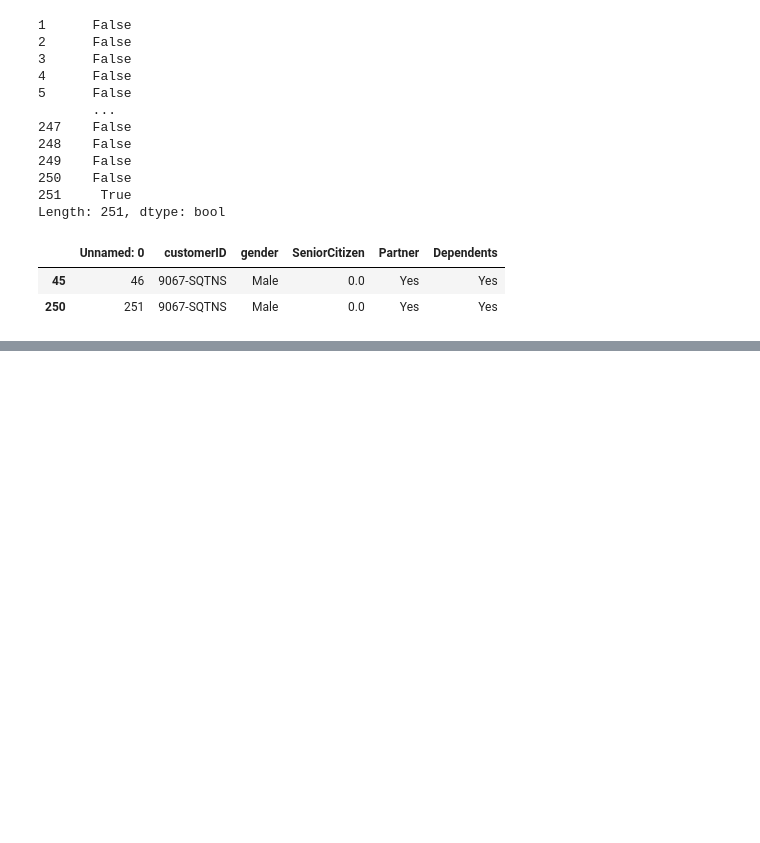
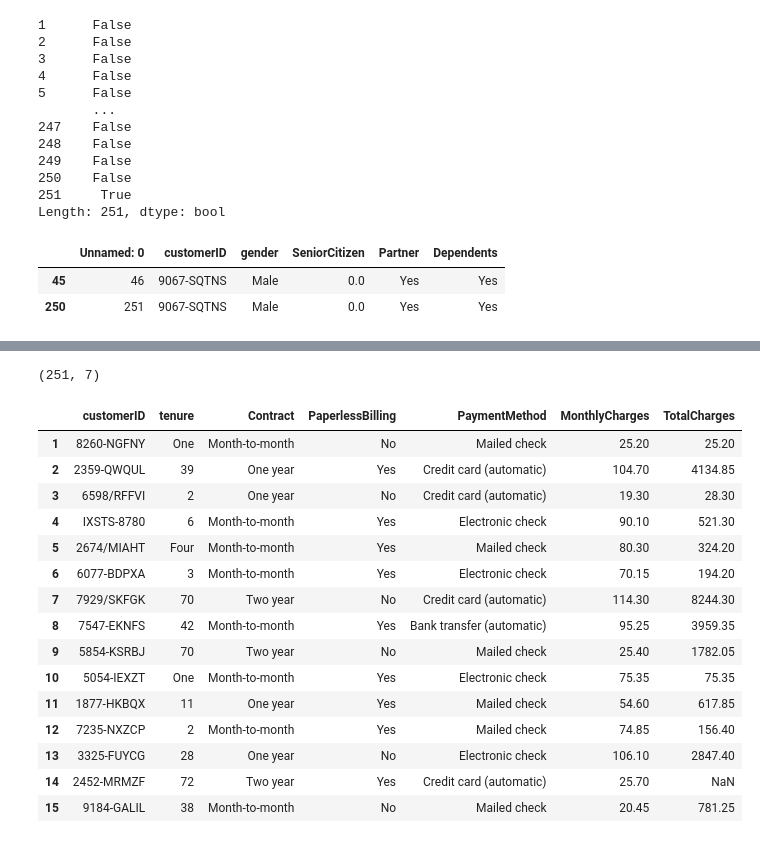
Before and after one commit to Soumyadeepbasak037/Data_Science, a Jupyter notebook: week4.ipynb, the cells around one changed output, grey strips where cells are left out. Drawn from its saved outputs; the diff is of its cells as text; code cells hidden in the pictures; blank space fills up the shorter version.

```diff
--- a/week4.ipynb
+++ b/week4.ipynb
@@ -152,0 +168,23 @@ demodetail[demodetail.duplicated(subset=["customerID"],keep=False)]
+# %%
+acdetails.shape
+# %% [output]
+(251, 7)
+# %%
+acdetails.head(15)
+# %% [output]
+|  | customerID | tenure | Contract | PaperlessBilling | PaymentMethod | MonthlyCharges | TotalCharges |
+| 1 | 8260-NGFNY | One | Month-to-month | No | Mailed check | 25.20 | 25.20 |
+| 2 | 2359-QWQUL | 39 | One year | Yes | Credit card (automatic) | 104.70 | 4134.85 |
+| 3 | 6598/RFFVI | 2 | One year | No | Credit card (automatic) | 19.30 | 28.30 |
+| 4 | IXSTS-8780 | 6 | Month-to-month | Yes | Electronic check | 90.10 | 521.30 |
+| 5 | 2674/MIAHT | Four | Month-to-month | Yes | Mailed check | 80.30 | 324.20 |
+| 6 | 6077-BDPXA | 3 | Month-to-month | Yes | Electronic check | 70.15 | 194.20 |
+| 7 | 7929/SKFGK | 70 | Two year | No | Credit card (automatic) | 114.30 | 8244.30 |
+| 8 | 7547-EKNFS | 42 | Month-to-month | Yes | Bank transfer (automatic) | 95.25 | 3959.35 |
+| 9 | 5854-KSRBJ | 70 | Two year | No | Mailed check | 25.40 | 1782.05 |
+| 10 | 5054-IEXZT | One | Month-to-month | Yes | Electronic check | 75.35 | 75.35 |
+| 11 | 1877-HKBQX | 11 | One year | Yes | Mailed check | 54.60 | 617.85 |
+| 12 | 7235-NXZCP | 2 | Month-to-month | Yes | Mailed check | 74.85 | 156.40 |
+| 13 | 3325-FUYCG | 28 | One year | No | Electronic check | 106.10 | 2847.40 |
+| 14 | 2452-MRMZF | 72 | Two year | Yes | Credit card (automatic) | 25.70 | NaN |
+| 15 | 9184-GALIL | 38 | Month-to-month | No | Mailed check | 20.45 | 781.25 |
```
Also changed, not shown: parts of 45 cells of this notebook.
